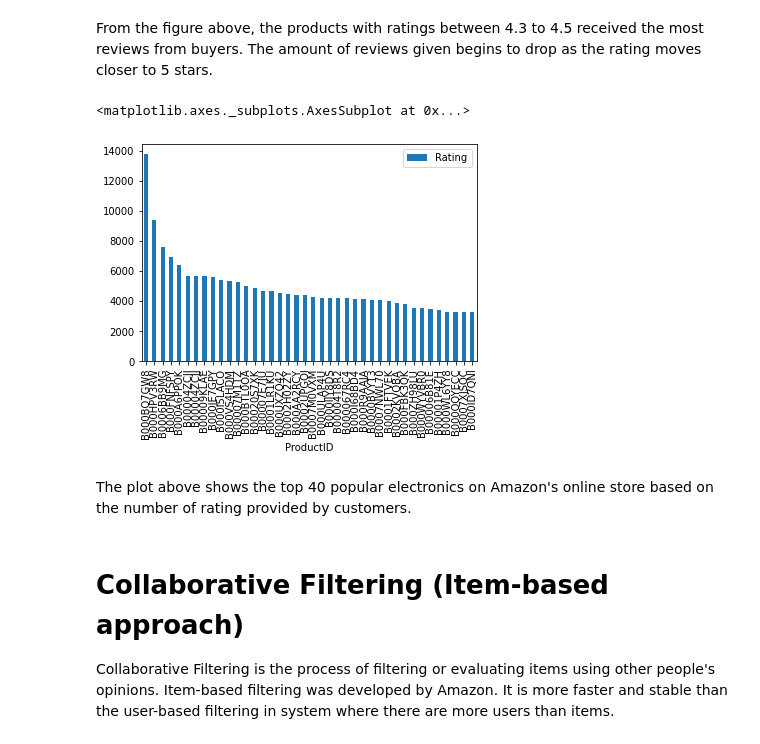
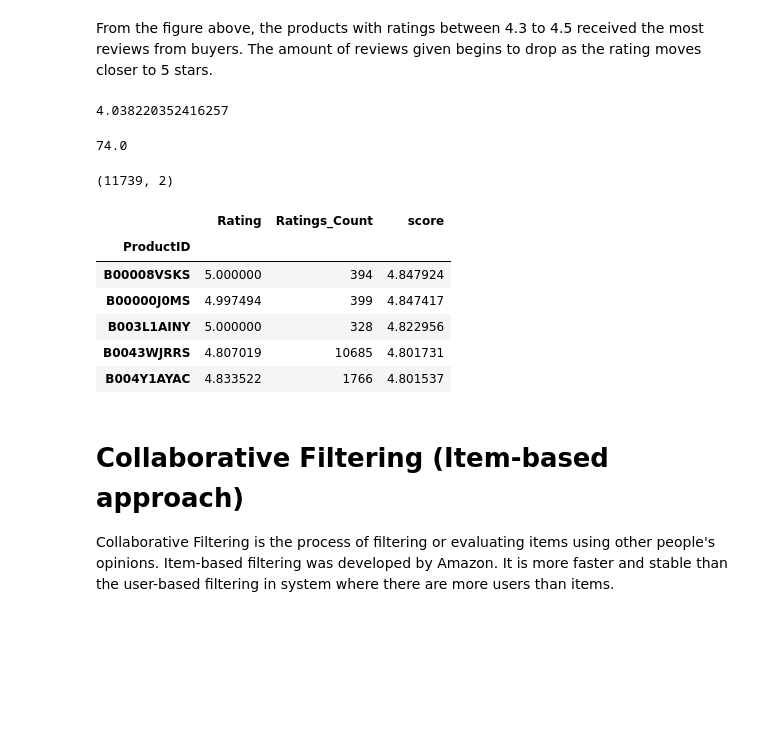
Before and after one commit to Blaisekhan/Capstone-Project---Recommender-Systems, a Jupyter notebook: Capstone_codes.ipynb, the cells around one changed output. Drawn from its saved outputs; the diff is of its cells as text; code cells hidden in the pictures; blank space fills up the shorter version.

```diff
--- a/Capstone_codes.ipynb
+++ b/Capstone_codes.ipynb
@@ -359,17 +322,40 @@ Text(0.5, 0.98, 'Ratings VS Ratings_Received')
 [figure]
 # %% [markdown]
 From the figure above, the products with ratings between 4.3 to 4.5 received the most reviews from buyers. The amount of reviews given begins to drop as the rating moves closer to 5 stars.
-# %%
-#Popular products based on total number of ratings provided by customers
-
-pop_pdts = pd.DataFrame(most_rates.groupby('ProductID')['Rating'].count())
-most_pop = pop_pdts.sort_values('Rating', ascending = False)
-most_pop.head(40).plot(kind='bar')
-# %% [output]
-<matplotlib.axes._subplots.AxesSubplot at 0x...>
-[figure, removed]
-# %% [markdown]
-The plot above shows the top 40 popular electronics on Amazon's online store based on the number of rating provided by customers.
+# %%
+C = avg_total_rating['Rating'].mean()
+print(C)
+# %% [output]
+4.038220352416257
+# %%
+m = avg_total_rating['Ratings_Count'].quantile(0.25)
+print(m )
+# %% [output]
+74.0
+# %%
+pdts = avg_total_rating.copy().loc[avg_total_rating['Ratings_Count']>=m]
+pdts.shape
+# %% [output]
+(11739, 2)
+# %%
+def weighted_rating(x, m=m, C=C):
+  v = x['Ratings_Count']
+  r = x['Rating']
+  return (v/(v+m)*r)+(m/(m+v)*C)
+# %%
+avg_total_rating['score'] = avg_total_rating.apply(weighted_rating, axis=1)
+# %%
+avg_total_rating = avg_total_rating.sort_values('score', ascending=False)
+
+avg_total_rating.head()
+# %% [output]
+|  | Rating | Ratings_Count | score |
+| ProductID |  |  |  |
+| B00008VSKS | 5.000000 | 394 | 4.847924 |
+| B00000J0MS | 4.997494 | 399 | 4.847417 |
+| B003L1AINY | 5.000000 | 328 | 4.822956 |
+| B0043WJRRS | 4.807019 | 10685 | 4.801731 |
+| B004Y1AYAC | 4.833522 | 1766 | 4.801537 |
 # %% [markdown]
 # Collaborative Filtering (Item-based approach)
 Collaborative Filtering is the process of filtering or evaluating items using other people's opinions.
```
Also changed, not shown: parts of 53 cells of this notebook.
